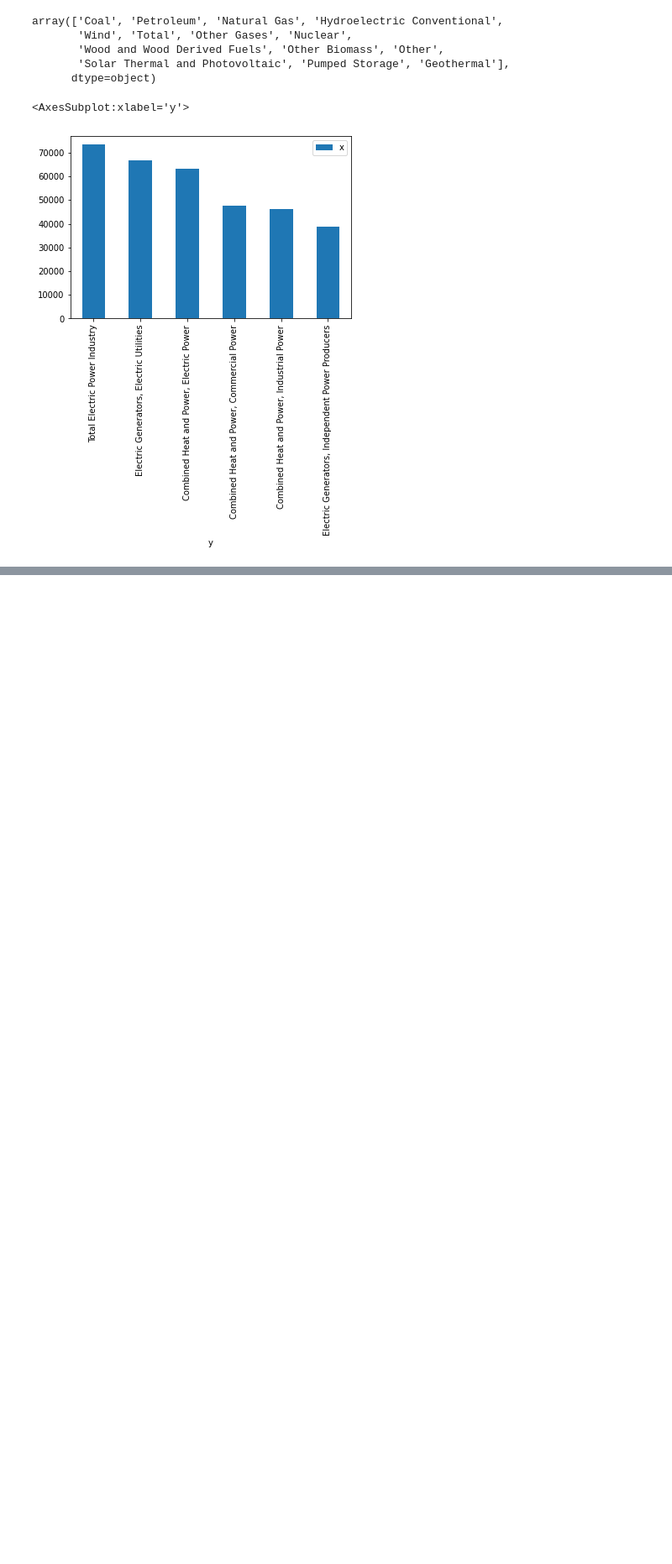
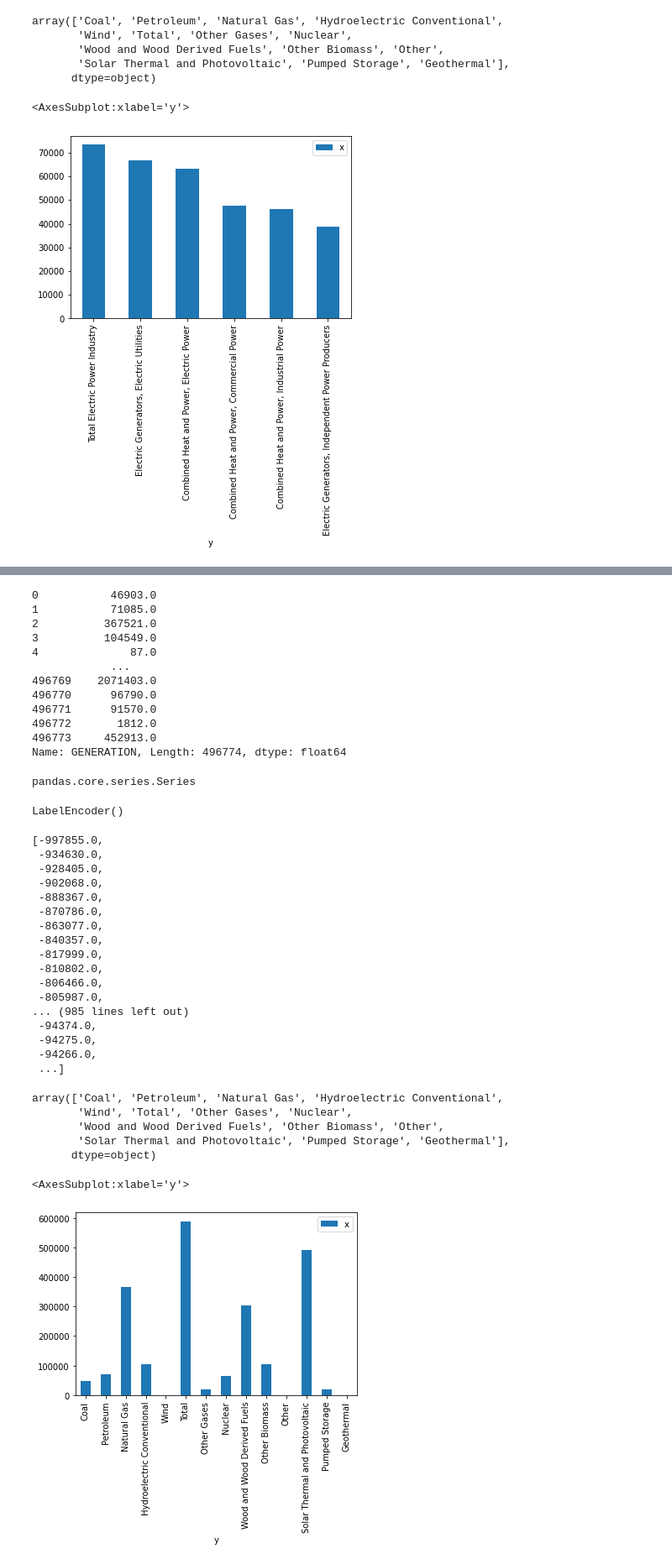
Before and after one commit to EnriqueLaguna/ProyectoAnalisisDatos, a Jupyter notebook: Codigo/graficas.ipynb, the cells around one changed output, grey strips where cells are left out. Shown at 84% size. Cells and saved outputs as stored; diff of their text form; code cells hidden in the pictures; blank space fills up the shorter version.

```diff
--- a/Codigo/graficas.ipynb
+++ b/Codigo/graficas.ipynb
@@ -103,0 +132,64 @@ energyYear2020[['YEAR','STATE','TYPE OF PRODUCER','ENERGY SOURCE','GENERATION']]
+# %%
+producer_type = energia_df['GENERATION']
+producer_type
+type(producer_type)
+TEPI = energia_df.loc[energia_df['GENERATION'] == 'Total Electric Power Industry']
+
+# tranformar variables no numericas a numericas
+le = preprocessing.LabelEncoder()
+le.fit(producer_type)
+
+list(le.classes_)
+
+numeric_producer_type = le.transform(producer_type)
+#np.sort(numeric_producer_type)
+
+energy_sr = energia_df['ENERGY SOURCE'].unique()
+energy_sr
+
+count_producers = energia_df['ENERGY SOURCE'].value_counts()
+num_producers = count_producers.values
+#np.sort(num_producers)
+
+df = pd.DataFrame({'x':producer_type[:14], 'y': energy_sr[:14]})
+#df.sort_values(by=['x', 'y'])
+df.plot('y','x', kind='bar')
+# %% [output]
+0           46903.0
+1           71085.0
+2          367521.0
+3          104549.0
+4              87.0
+            ...
+496769    2071403.0
+496770      96790.0
+496771      91570.0
+496772       1812.0
+496773     452913.0
+Name: GENERATION, Length: 496774, dtype: float64
+pandas.core.series.Series
+LabelEncoder()
+[-997855.0,
+ -934630.0,
+ -928405.0,
+ -902068.0,
+ -888367.0,
+ -870786.0,
+ -863077.0,
+ -840357.0,
+ -817999.0,
+ -810802.0,
+ -806466.0,
+ -805987.0,
+... (985 lines left out)
+ -94374.0,
+ -94275.0,
+ -94266.0,
+ ...]
+array(['Coal', 'Petroleum', 'Natural Gas', 'Hydroelectric Conventional',
+       'Wind', 'Total', 'Other Gases', 'Nuclear',
+       'Wood and Wood Derived Fuels', 'Other Biomass', 'Other',
+       'Solar Thermal and Photovoltaic', 'Pumped Storage', 'Geothermal'],
+      dtype=object)
+<AxesSubplot:xlabel='y'>
+[figure, added]
```
Also changed, not shown: parts of 3 cells of this notebook.
